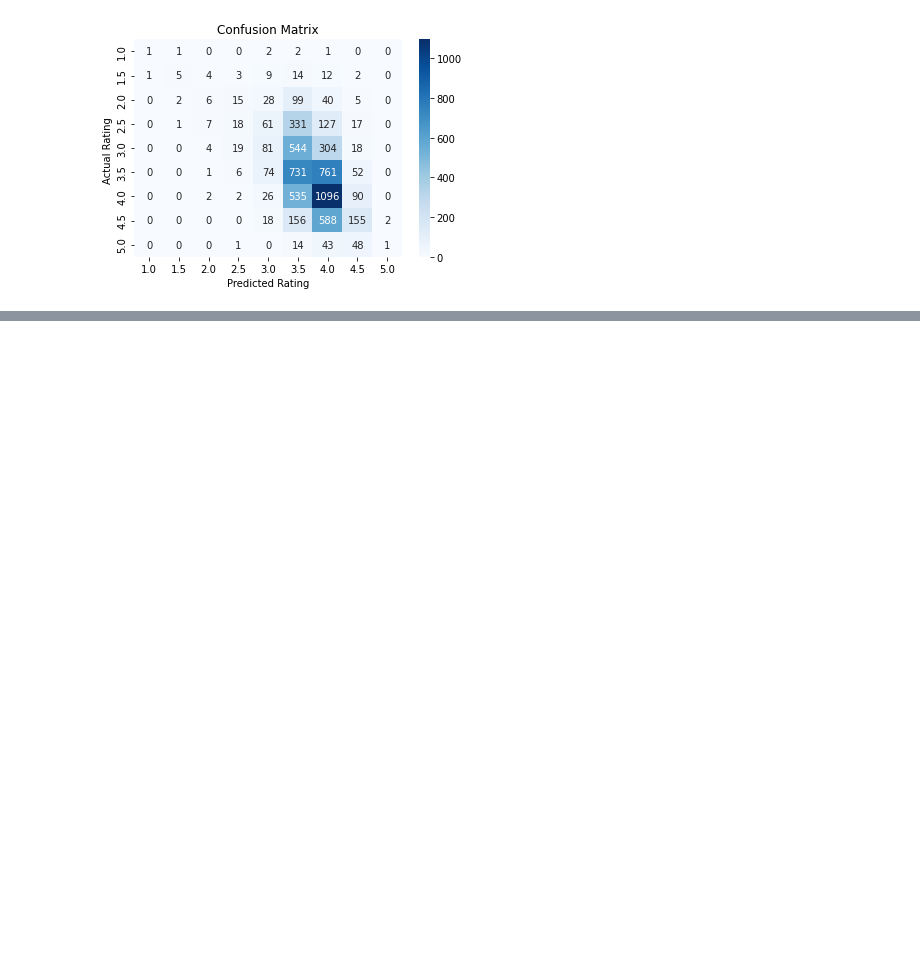
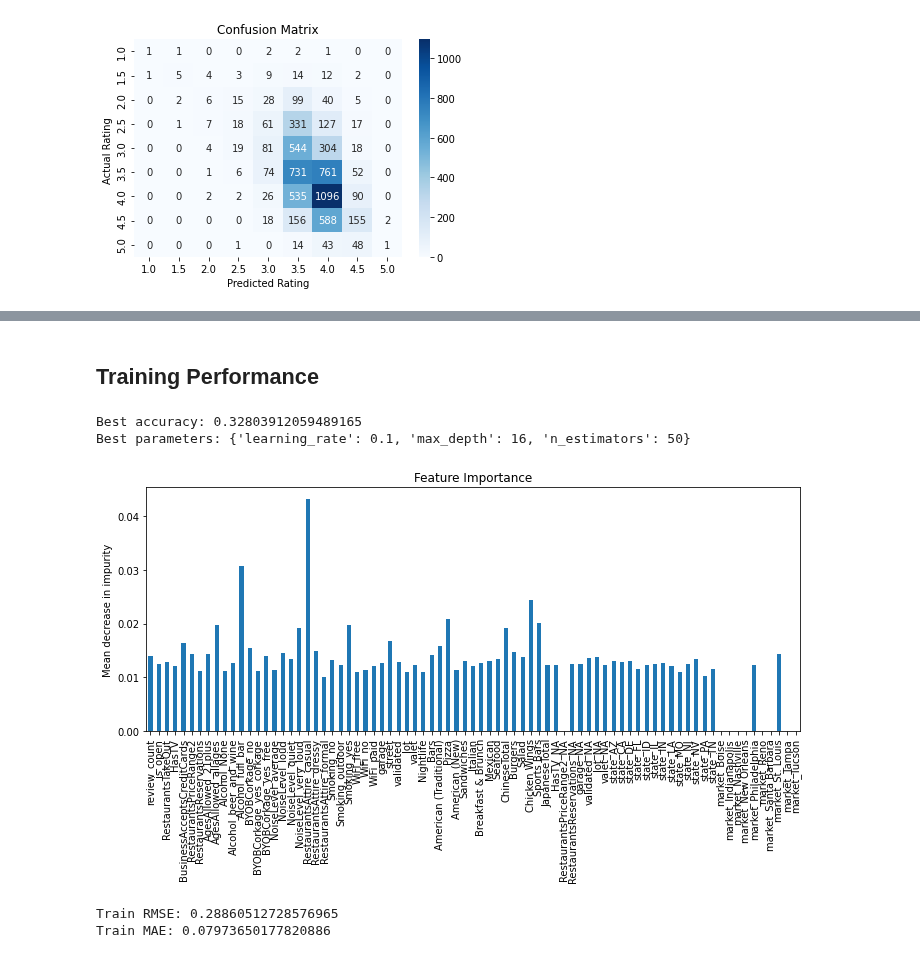
Before and after one commit to EAName/yelp-reviews, a Jupyter notebook: Yelp_RandomForest_XGBoost_AA.ipynb, the cells around one changed output, grey strips where cells are left out. Drawn from its saved outputs; the diff is of its cells as text; code cells hidden in the pictures; blank space fills up the shorter version.

```diff
--- a/Yelp_RandomForest_XGBoost_AA.ipynb
+++ b/Yelp_RandomForest_XGBoost_AA.ipynb
@@ -279,0 +302,11 @@ plt.show();
+# %%
+%%time
+xgbc = xgb.XGBClassifier(random_state=5, eval_metric='logloss')
+
+parameters_xgbc = {'n_estimators': [10, 50, 200],
+                  'max_depth': [16, 32, 50],
+                  'learning_rate': [0.1]} # 0.01, 0.05,
+
+gscv_xgbc = GridSearchCV(xgbc, parameters_xgbc, cv=3, scoring='accuracy', return_train_score=True, verbose=1)
+
+gscv_xgbc.fit(X_train, y_train)
@@ -279,0 +322,25 @@ plt.show();
+# %% [markdown]
+## Training Performance
+# %%
+print('Best accuracy:', gscv_xgbc.best_score_)
+print('Best parameters:', gscv_xgbc.best_params_)
+# %% [output]
+Best accuracy: 0.32803912059489165
+Best parameters: {'learning_rate': 0.1, 'max_depth': 16, 'n_estimators': 50}
+# %%
+importances = gscv_xgbc.best_estimator_.feature_importances_
+feature_names = X_train.columns
+xgb_importances = pd.Series(importances, index=feature_names)
+xgb_importances.to_csv('xgb_importances.csv')
+# %%
+plt.rcParams['figure.figsize'] = (10, 6)
+
+fig, ax = plt.subplots()
+xgb_importances.plot.bar(ax=ax)
+ax.set_title("Feature Importance")
+ax.set_ylabel("Mean decrease in impurity")
+fig.tight_layout();
+
+# need to clean up variables with low importance
+# %% [output]
+[figure, added]
@@ -279,0 +349,6 @@ plt.show();
+# %%
+print('Train RMSE:', np.sqrt(mean_squared_error(y_train, y_train_pred)))
+print('Train MAE:', (mean_absolute_error(y_train, y_train_pred)))
+# %% [output]
+Train RMSE: 0.28860512728576965
+Train MAE: 0.07973650177820886
```
Also changed, not shown: parts of 21 cells of this notebook.
